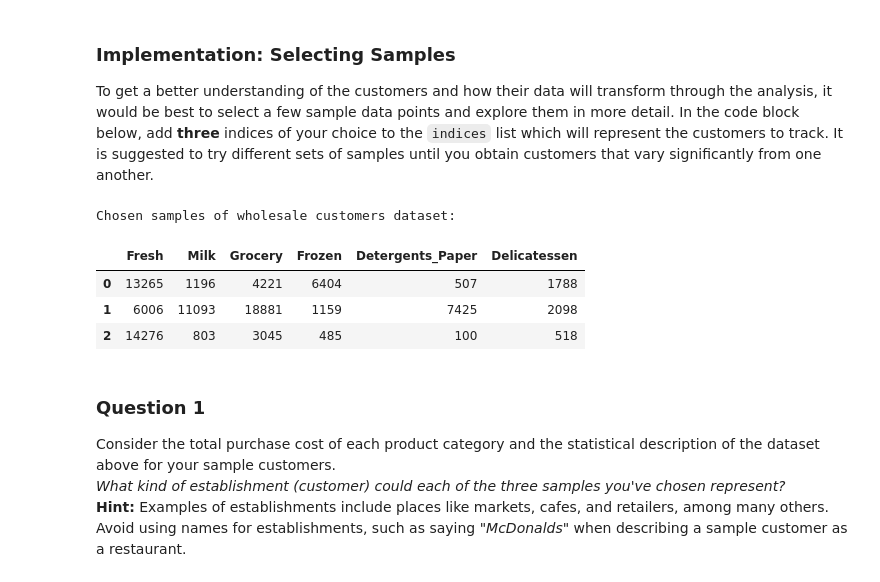
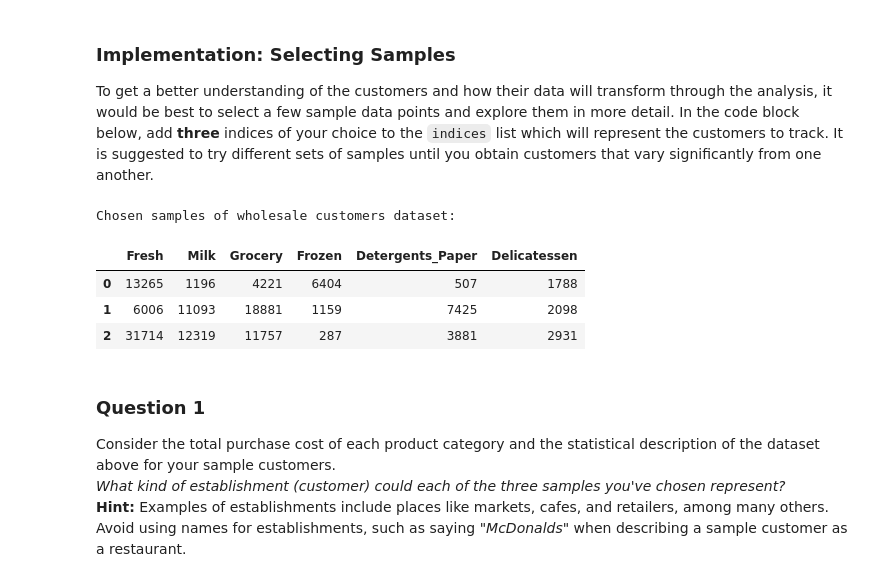
Before and after one commit to smokerhome/MLSubmission, a Jupyter notebook: customer_segments/customer_segments.ipynb, the cells around one changed output. Cells and saved outputs as stored; diff of their text form; code cells hidden in the pictures.

```diff
--- a/customer_segments/customer_segments.ipynb
+++ b/customer_segments/customer_segments.ipynb
@@ -60,18 +60,18 @@ display(data.describe())
 To get a better understanding of the customers and how their data will transform through the analysis, it would be best to select a few sample data points and explore them in more detail. In the code block below, add **three** indices of your choice to the `indices` list which will represent the customers to track. It is suggested to try different sets of samples until you obtain customers that vary significantly from one another.
 # %%
 # TODO: Select three indices of your choice you wish to sample from the dataset
-indices = [3,9,27]
+indices = [3,9,12]
 
 # Create a DataFrame of the chosen samples
 samples = pd.DataFrame(data.loc[indices], columns = data.keys()).reset_index(drop = True)
 print "Chosen samples of wholesale customers dataset:"
 display(samples)
 # %% [output]
 Chosen samples of wholesale customers dataset:
 |  | Fresh | Milk | Grocery | Frozen | Detergents_Paper | Delicatessen |
 | 0 | 13265 | 1196 | 4221 | 6404 | 507 | 1788 |
 | 1 | 6006 | 11093 | 18881 | 1159 | 7425 | 2098 |
-| 2 | 14276 | 803 | 3045 | 485 | 100 | 518 |
+| 2 | 31714 | 12319 | 11757 | 287 | 3881 | 2931 |
 # %% [markdown]
 ### Question 1
 Consider the total purchase cost of each product category and the statistical description of the dataset above for your sample customers.
```
Also changed, not shown: parts of 26 cells of this notebook, 1 other file.
